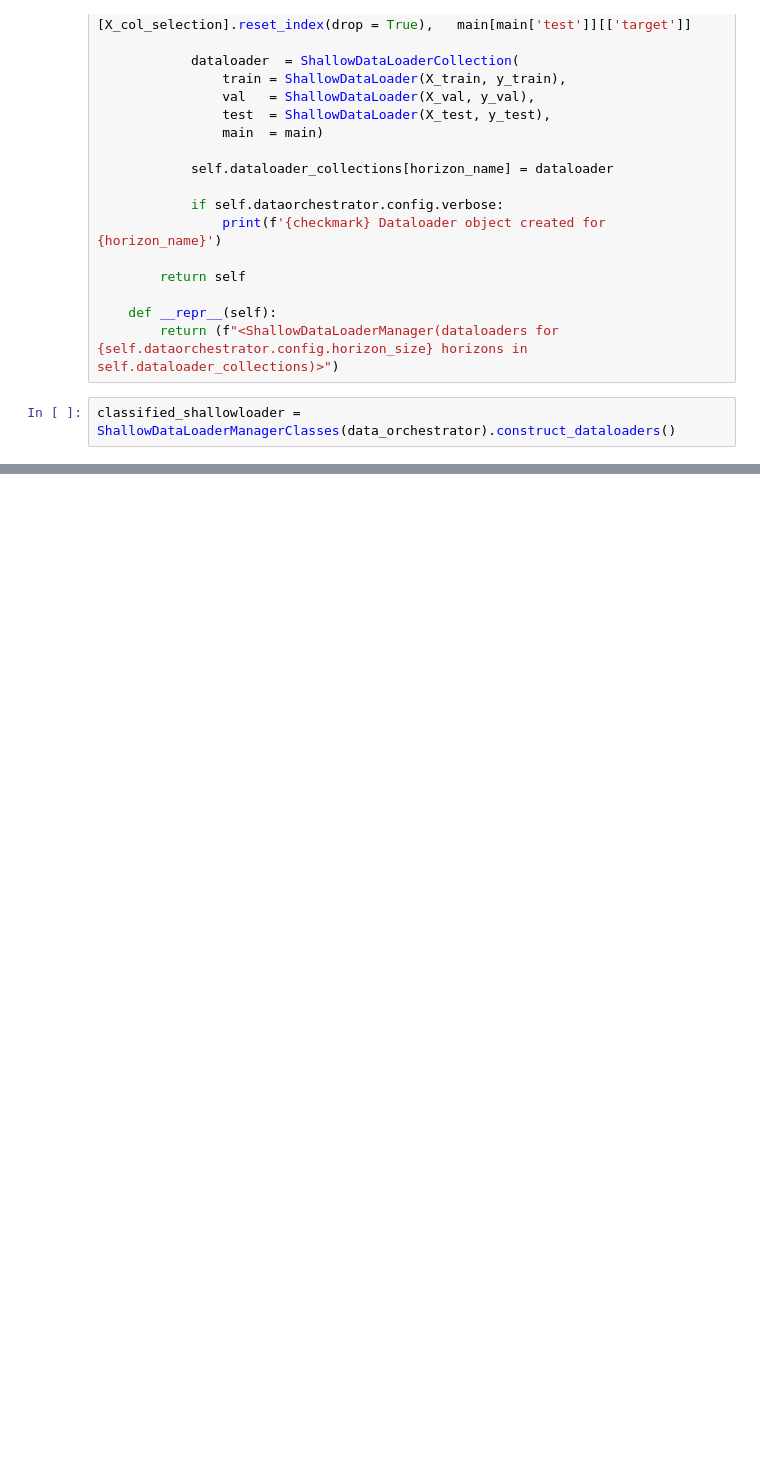
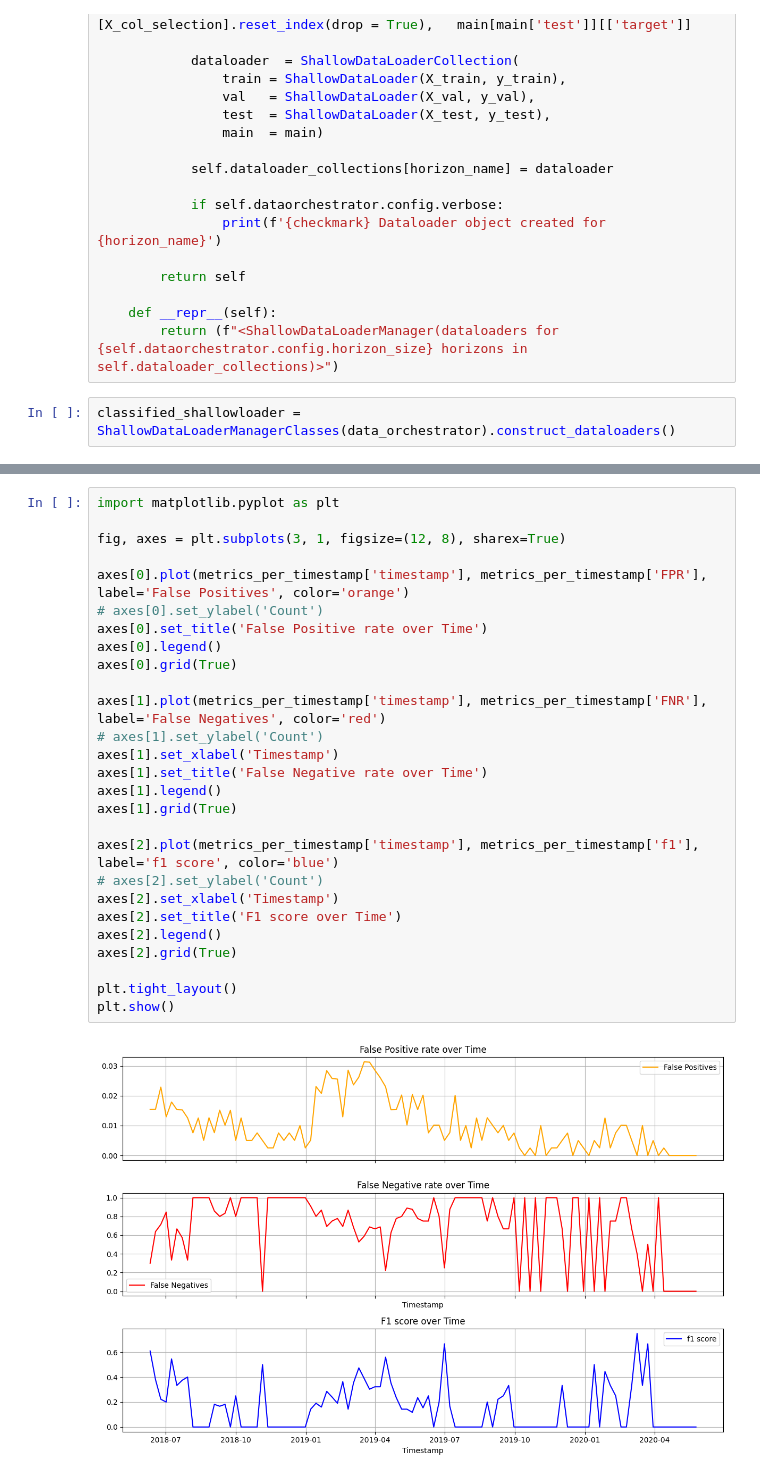
Before and after one commit to stends2001/infectious_disease_gnn, a Jupyter notebook: src/notebooks/measles classifier.ipynb, the cells around one changed output, grey strips where cells are left out. Cells and saved outputs as stored; diff of their text form; blank space fills up the shorter version.

```diff
--- a/src/notebooks/measles classifier.ipynb
+++ b/src/notebooks/measles classifier.ipynb
@@ -153,0 +262,29 @@ ps.show_forecasts(26).show()
+# %%
+import matplotlib.pyplot as plt
+
+fig, axes = plt.subplots(3, 1, figsize=(12, 8), sharex=True)
+
+axes[0].plot(metrics_per_timestamp['timestamp'], metrics_per_timestamp['FPR'], label='False Positives', color='orange')
+# axes[0].set_ylabel('Count')
+axes[0].set_title('False Positive rate over Time')
+axes[0].legend()
+axes[0].grid(True)
+
+axes[1].plot(metrics_per_timestamp['timestamp'], metrics_per_timestamp['FNR'], label='False Negatives', color='red')
+# axes[1].set_ylabel('Count')
+axes[1].set_xlabel('Timestamp')
+axes[1].set_title('False Negative rate over Time')
+axes[1].legend()
+axes[1].grid(True)
+
+axes[2].plot(metrics_per_timestamp['timestamp'], metrics_per_timestamp['f1'], label='f1 score', color='blue')
+# axes[2].set_ylabel('Count')
+axes[2].set_xlabel('Timestamp')
+axes[2].set_title('F1 score over Time')
+axes[2].legend()
+axes[2].grid(True)
+
+plt.tight_layout()
+plt.show()
+# %% [output]
+[figure, added]
```
Also changed, not shown: parts of 15 cells of this notebook, 3 other files.
